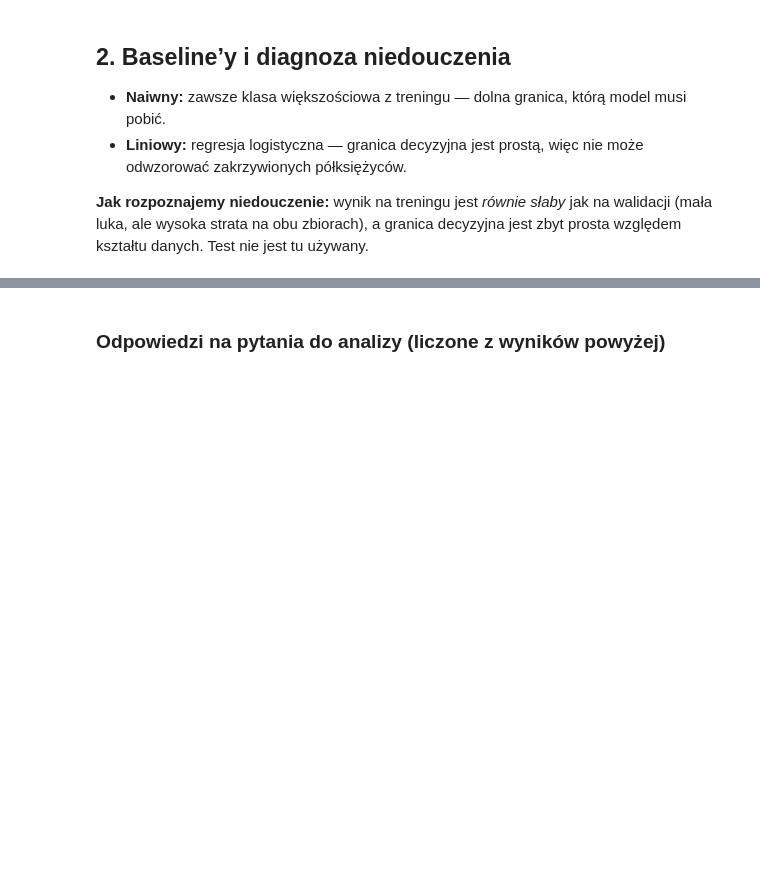
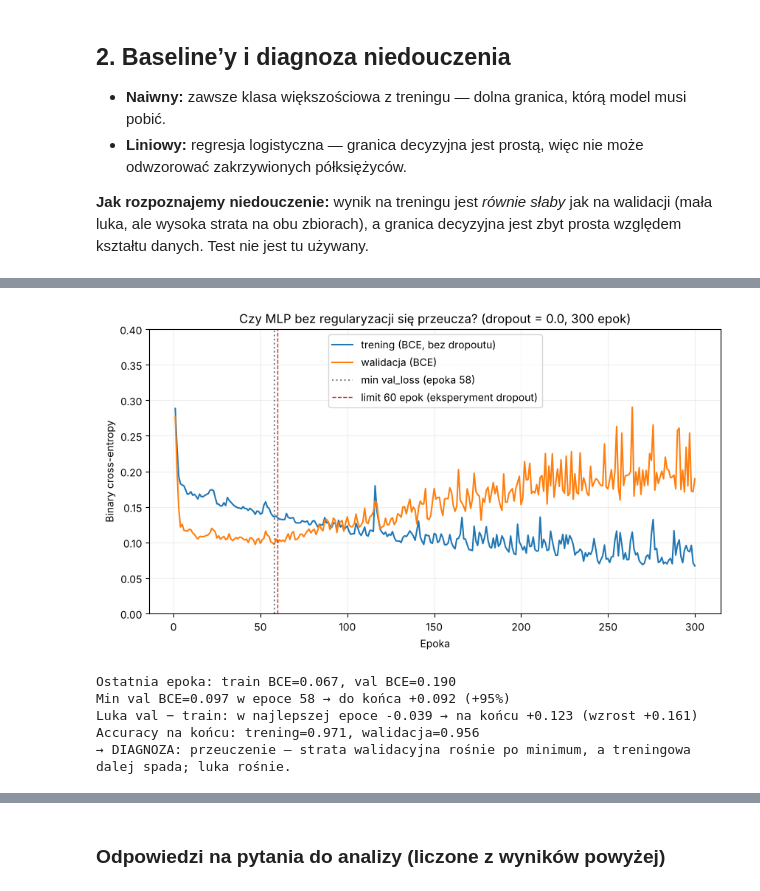
Before and after one commit to Main72/claudeTest, a Jupyter notebook: project1v2.0.ipynb, the cells around one changed output, grey strips where cells are left out. Saved outputs shown, nothing was run; the diff lists cells and outputs as text; code cells hidden in the pictures; blank space fills up the shorter version.

```diff
--- a/project1v2.0.ipynb
+++ b/project1v2.0.ipynb
@@ -246,34 +278,36 @@ print("Liczba parametrów MLP:", build_mlp(0.0, 0).count_params())
 # %%
-over = train_run(0.0, TRAIN_SEEDS[0])
-ep = np.arange(1, EPOCHS + 1)
+over = train_run(0.0, TRAIN_SEEDS[0], epochs=EPOCHS_LONG)
+ep_long = np.arange(1, EPOCHS_LONG + 1)
 
-fig, axes = plt.subplots(1, 2, figsize=(14, 5.5))
-ax = axes[0]
-ax.plot(ep, over["train_loss_eval"], label="trening (BCE)")
-ax.plot(ep, over["val_loss"], label="walidacja (BCE)")
+fig, ax = plt.subplots(figsize=(10, 5))
+ax.plot(ep_long, over["train_loss_eval"], label="trening (BCE, bez dropoutu)")
+ax.plot(ep_long, over["val_loss"], label="walidacja (BCE)")
 ax.axvline(over["best_epoch"], color="gray", ls=":", label=f"min val_loss (epoka {over['best_epoch']})")
+ax.axvline(EPOCHS, color="tab:red", ls="--", lw=1, label="limit 60 epok (eksperyment dropout)")
 ax.set(xlabel="Epoka", ylabel="Binary cross-entropy",
-       title="Czy MLP bez regularyzacji się przeucza?\nkrzywe strat, dropout = 0.0")
-ax.set_ylim(bottom=0)
+       title="Czy MLP bez regularyzacji się przeucza? (dropout = 0.0, 300 epok)")
+ax.set_ylim(0, max(0.4, max(over["val_loss"]) * 1.05))
 ax.grid(alpha=0.2)
 ax.legend()
-
-# granica decyzyjna modelu z OSTATNIEJ epoki (stan przeuczony)
-over_final = build_mlp(0.0, TRAIN_SEEDS[0])
-over_final.set_weights(over["final_weights"])
-plot_boundary(axes[1], lambda G: over_final.predict(G, batch_size=4096, verbose=0),
-              "Granica decyzyjna MLP po 60 epokach (dropout = 0.0)")
-plt.tight_layout()
 plt.show()
 
 min_val, last_val = min(over["val_loss"]), over["val_loss"][-1]
 last_tr = over["train_loss_eval"][-1]
-print(f"Ostatnia epoka: train BCE={last_tr:.3f}, val BCE={last_val:.3f}, luka={last_val - last_tr:+.3f}")
-print(f"Min val BCE={min_val:.3f} w epoce {over['best_epoch']} → wzrost do końca o {last_val - min_val:+.3f} "
-      f"({100 * (last_val / min_val - 1):.0f}%)")
+print(f"Ostatnia epoka: train BCE={last_tr:.3f}, val BCE={last_val:.3f}")
+print(f"Min val BCE={min_val:.3f} w epoce {over['best_epoch']} → do końca {last_val - min_val:+.3f} "
+      f"({100 * (last_val / min_val - 1):+.0f}%)")
+print(f"Luka val − train: w najlepszej epoce {over['gap_best']:+.3f} → na końcu {over['gap_end']:+.3f} "
+      f"(wzrost {over['gap_growth']:+.3f})")
 print(f"Accuracy na końcu: trening={over['final_train_acc']:.3f}, walidacja={over['final_val_acc']:.3f}")
-if last_val > 1.15 * min_val and last_val - last_tr > 0.05:
-    print("→ DIAGNOZA: przeuczenie widoczne — strata walidacyjna rośnie po minimum, a treningowa dalej spada.")
+if last_val > 1.15 * min_val and over["gap_growth"] > 0.03:
+    print("→ DIAGNOZA: przeuczenie — strata walidacyjna rośnie po minimum, a treningowa dalej spada; luka rośnie.")
 else:
-    print("→ DIAGNOZA: przeuczenie słabe/niewidoczne. Możliwe przyczyny: duży szum ogranicza zysk z zapamiętywania, "
-          "limit 60 epok, gładkie dane 2D. Sprawdzono krzywe strat i lukę trening/walidacja.")
+    print("→ DIAGNOZA: przeuczenie słabe/niewidoczne. Możliwe przyczyny: duży szum, gładka granica preferowana "
+          "przez sieć ReLU na danych 2D, za krótki trening.")
+# %% [output]
+[figure, added]
+Ostatnia epoka: train BCE=0.067, val BCE=0.190
+Min val BCE=0.097 w epoce 58 → do końca +0.092 (+95%)
+Luka val − train: w najlepszej epoce -0.039 → na końcu +0.123 (wzrost +0.161)
+Accuracy na końcu: trening=0.971, walidacja=0.956
+→ DIAGNOZA: przeuczenie — strata walidacyjna rośnie po minimum, a treningowa dalej spada; luka rośnie.
```
Also changed, not shown: parts of 26 cells of this notebook.
